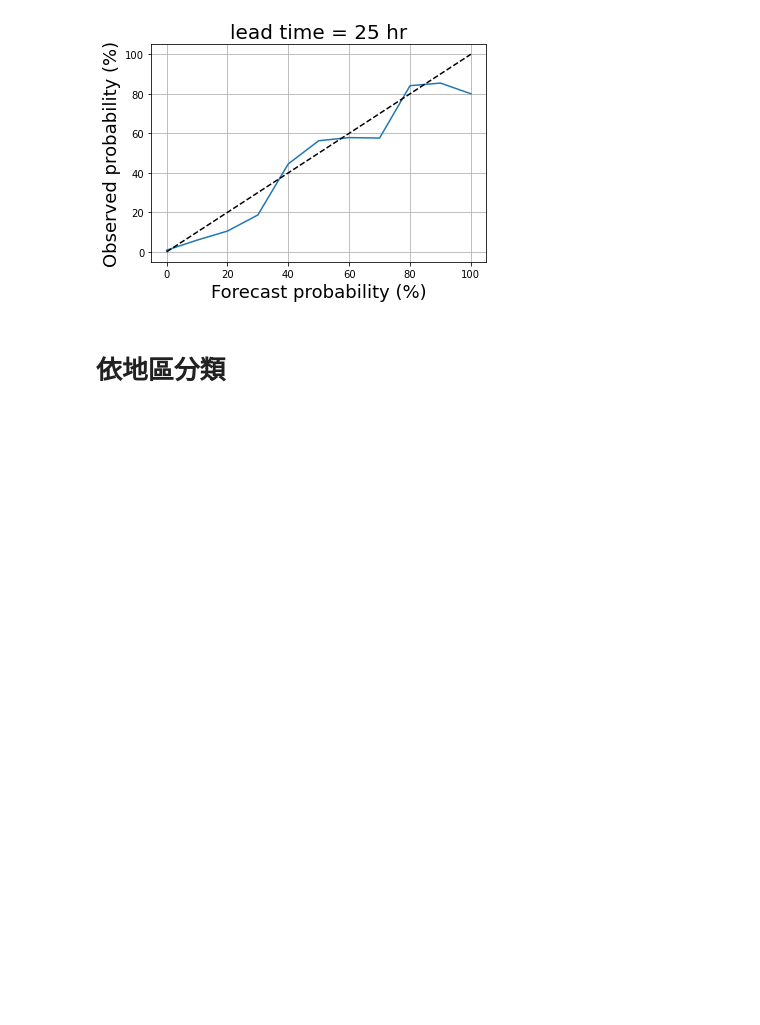
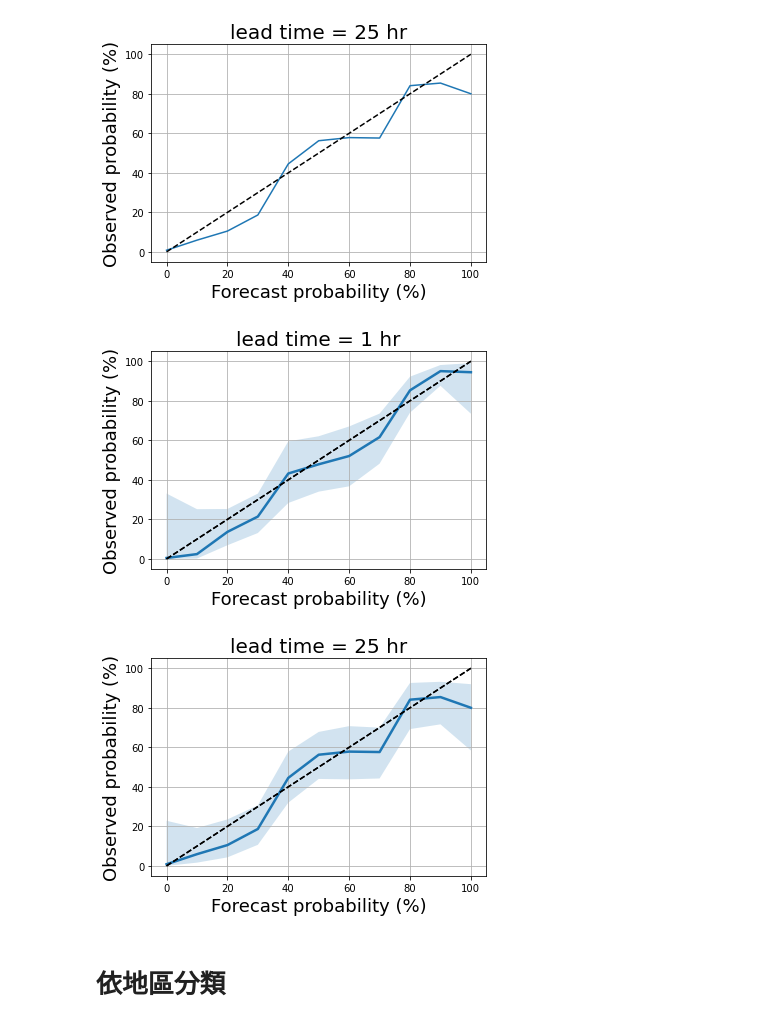
Before and after one commit to CYehLu/CWB_forecast_analysis, a Jupyter notebook: analysis.ipynb, the cells around one changed output. Saved outputs shown, nothing was run; the diff lists cells and outputs as text; code cells hidden in the pictures; blank space fills up the shorter version.

Commit message:
add confidence interval

```diff
--- a/analysis.ipynb
+++ b/analysis.ipynb
@@ -230,6 +230,55 @@ for leadtime in [1, 25]:
 # %% [output]
 [figure]
 [figure]
+# %%
+# 加上 CI
+
+from scipy.stats import norm
+
+def wilson_interval(p, n, alpha):
+    p = np.asarray(p)
+    size = p.size
+    ci = np.empty((size, 2))
+
+    q = 1 - p
+    kappa = norm.ppf(1-alpha/2)
+    center = (n*p + 0.5*kappa**2) / (n + kappa**2)
+    deviance = kappa / (n + kappa**2) * np.sqrt(n*p*q + 0.25*kappa**2)
+    ci[:,0] = center - deviance
+    ci[:,1] = center + deviance
+    return np.squeeze(ci)
+
+
+for leadtime in [1, 25]:
+    idx = df_analysis['lead_time'] == pd.to_timedelta(leadtime, unit='hr')
+    grp = df_analysis.loc[idx, ['value', 'israin']].groupby('value')
+    total = grp.count()
+    nrain = grp.sum()
+
+    total.index = total.index.astype(int)
+    nrain.index = nrain.index.astype(int)
+    total = total.sort_index()
+    nrain = nrain.sort_index()
+
+    prob = nrain / total
+    ci = wilson_interval(prob.values.ravel(), nrain.values.ravel(), 0.05)
+    prob *= 100
+
+    # plot estimated probability & CI & the straight line
+    fig, ax = plt.subplots()
+    prob.plot(ax=ax, legend=False, lw=2.5)
+    ax.fill_between(prob.index, 100*ci[:,0], 100*ci[:,1], alpha=0.2)
+    ax.plot([0, 100], [0, 100], 'k--')
+
+    # axis setting
+    ax.plot([0, 100], [0, 100], 'k--')
+    ax.grid()
+    ax.set_xlabel('Forecast probability (%)', fontsize=18)
+    ax.set_ylabel('Observed probability (%)', fontsize=18)
+    ax.set_title(f'lead time = {leadtime} hr', fontsize=20)
+# %% [output]
+[figure, added]
+[figure, added]
 # %% [markdown]
 # 依地區分類
 # %%
```
Also changed, not shown: 3 other files.
